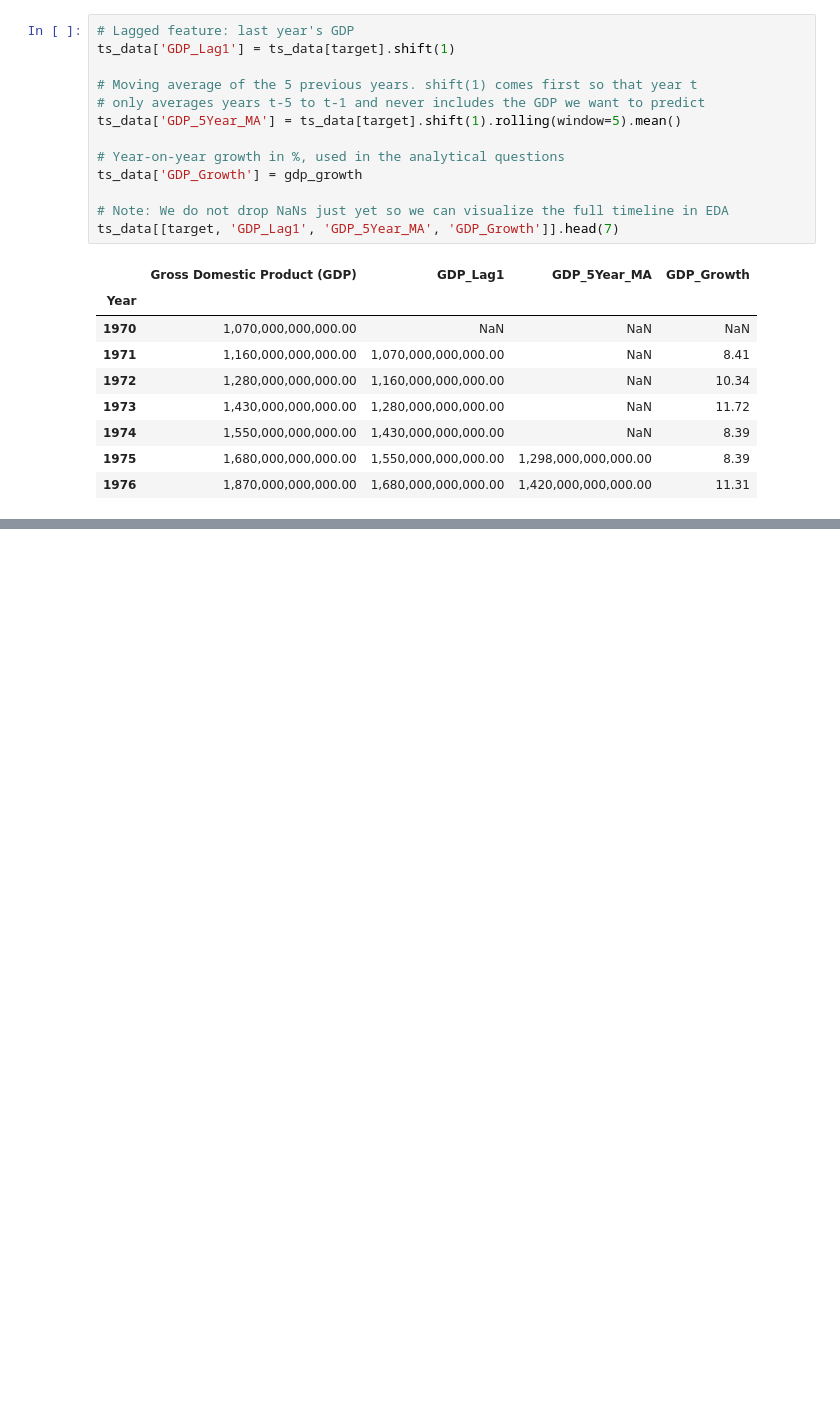
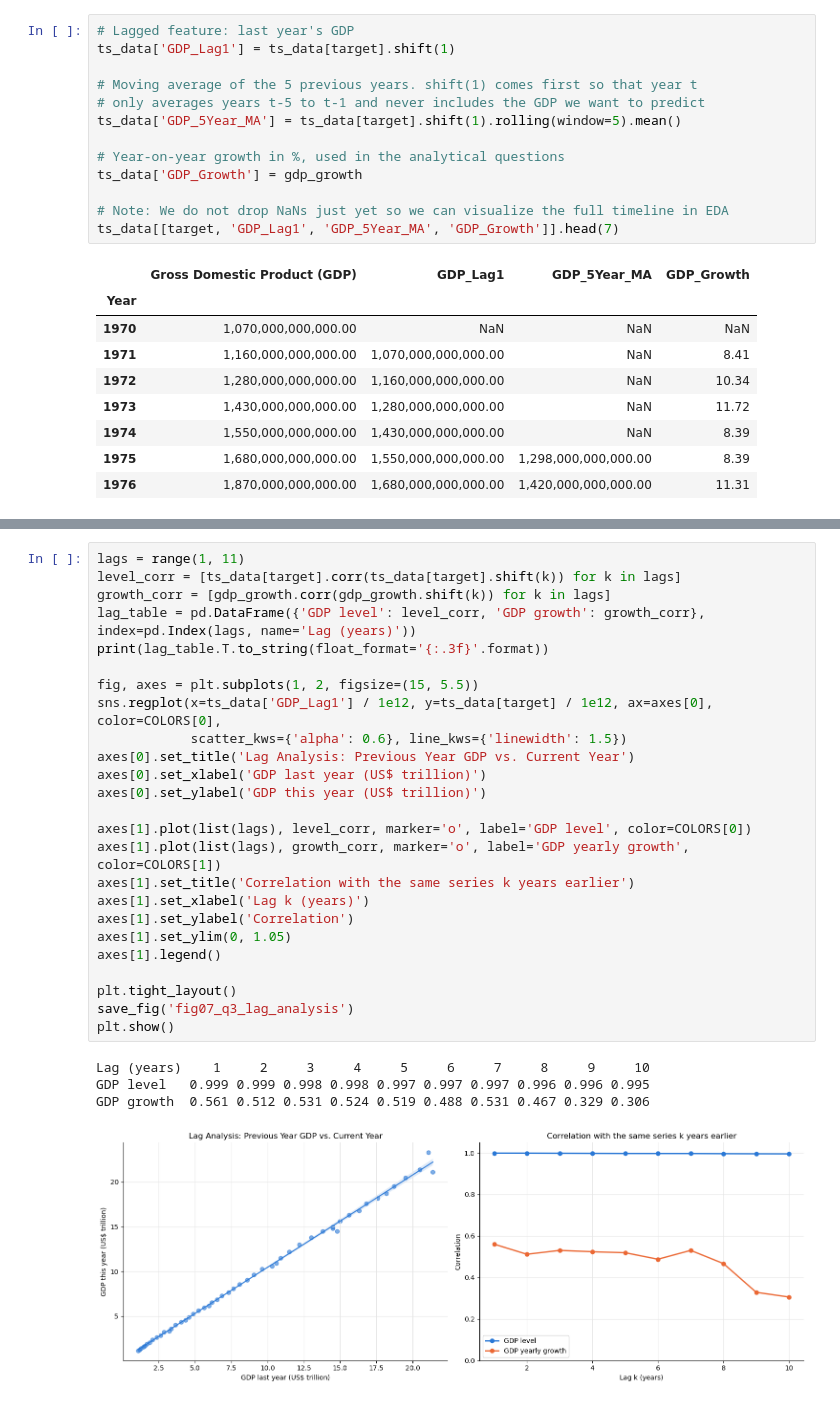
Before and after one commit to jbyiringiro/gdp-time-series-pipeline, a Jupyter notebook: Building_a_Pipeline_for_Time_Series_Data.ipynb, the cells around one changed output, grey strips where cells are left out. Saved outputs shown, nothing was run; the diff lists cells and outputs as text; blank space fills up the shorter version.

```diff
--- a/Building_a_Pipeline_for_Time_Series_Data.ipynb
+++ b/Building_a_Pipeline_for_Time_Series_Data.ipynb
@@ -374,0 +470,30 @@ The first rows show how the features are built: 1970 has no previous year, so `G
+# %%
+lags = range(1, 11)
+level_corr = [ts_data[target].corr(ts_data[target].shift(k)) for k in lags]
+growth_corr = [gdp_growth.corr(gdp_growth.shift(k)) for k in lags]
+lag_table = pd.DataFrame({'GDP level': level_corr, 'GDP growth': growth_corr}, index=pd.Index(lags, name='Lag (years)'))
+print(lag_table.T.to_string(float_format='{:.3f}'.format))
+
+fig, axes = plt.subplots(1, 2, figsize=(15, 5.5))
+sns.regplot(x=ts_data['GDP_Lag1'] / 1e12, y=ts_data[target] / 1e12, ax=axes[0], color=COLORS[0],
+            scatter_kws={'alpha': 0.6}, line_kws={'linewidth': 1.5})
+axes[0].set_title('Lag Analysis: Previous Year GDP vs. Current Year')
+axes[0].set_xlabel('GDP last year (US$ trillion)')
+axes[0].set_ylabel('GDP this year (US$ trillion)')
+
+axes[1].plot(list(lags), level_corr, marker='o', label='GDP level', color=COLORS[0])
+axes[1].plot(list(lags), growth_corr, marker='o', label='GDP yearly growth', color=COLORS[1])
+axes[1].set_title('Correlation with the same series k years earlier')
+axes[1].set_xlabel('Lag k (years)')
+axes[1].set_ylabel('Correlation')
+axes[1].set_ylim(0, 1.05)
+axes[1].legend()
+
+plt.tight_layout()
+save_fig('fig07_q3_lag_analysis')
+plt.show()
+# %% [output]
+Lag (years)    1     2     3     4     5     6     7     8     9     10
+GDP level   0.999 0.999 0.998 0.998 0.997 0.997 0.997 0.996 0.996 0.995
+GDP growth  0.561 0.512 0.531 0.524 0.519 0.488 0.531 0.467 0.329 0.306
+[figure, added]
```
Also changed, not shown: parts of 10 cells of this notebook, 5 other files.
